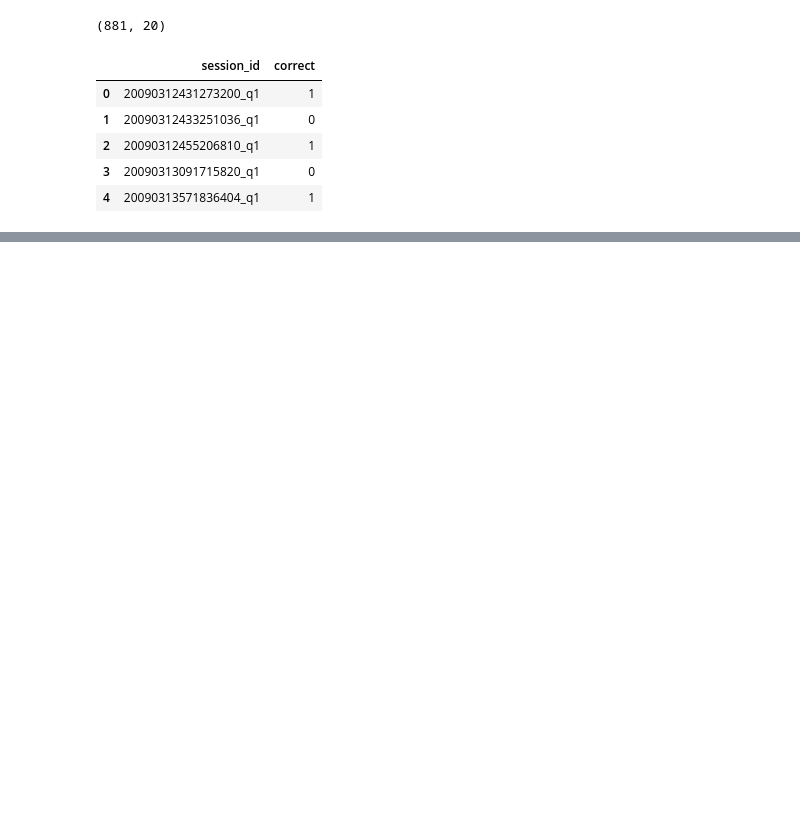
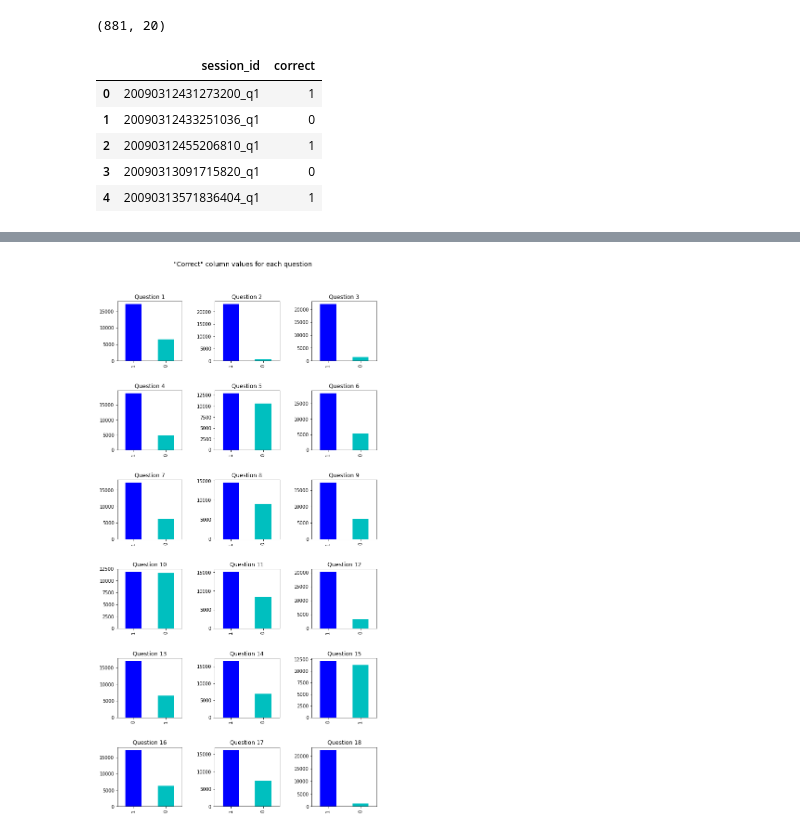
Before and after one commit to Kaggle-Project-TUC-DS/student-performance, a Jupyter notebook: notebooks/playing_with_the_data.ipynb, the cells around one changed output, grey strips where cells are left out. Drawn from its saved outputs; the diff is of its cells as text; code cells hidden in the pictures; blank space fills up the shorter version.

```diff
--- a/notebooks/playing_with_the_data.ipynb
+++ b/notebooks/playing_with_the_data.ipynb
@@ -93,0 +124,18 @@ labels.head(5)
+# %%
+plt.figure(figsize=(10, 20))
+plt.subplots_adjust(hspace=0.5, wspace=0.5)
+plt.suptitle("\"Correct\" column values for each question", fontsize=14, y=0.94)
+for n in range(1,19):
+    #print(n, str(n))
+    ax = plt.subplot(6, 3, n)
+
+    # filter df and plot ticker on the new subplot axis
+    plot_df = labels.loc[labels.q == n]
+    plot_df = plot_df.correct.value_counts()
+    plot_df.plot(ax=ax, kind="bar", color=['b', 'c'])
+
+    # chart formatting
+    ax.set_title("Question " + str(n))
+    ax.set_xlabel("")
+# %% [output]
+[figure, added]
```
Also changed, not shown: parts of 3 cells of this notebook.
